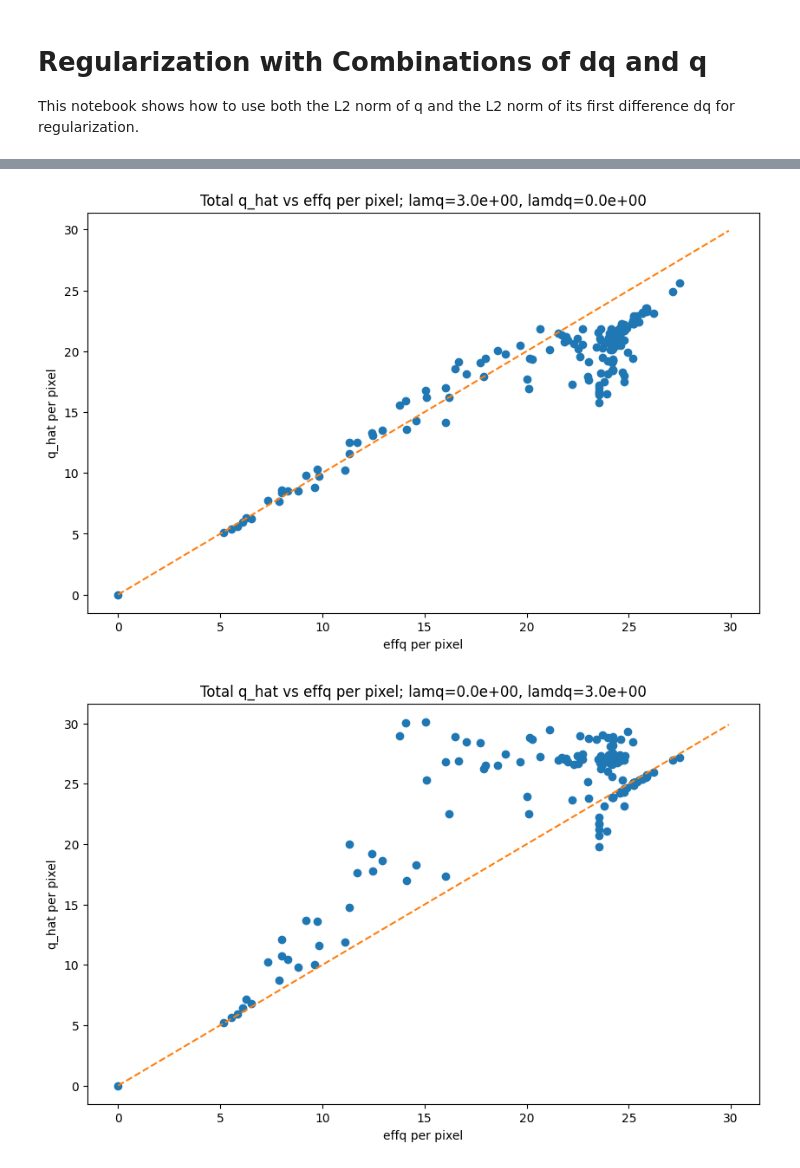
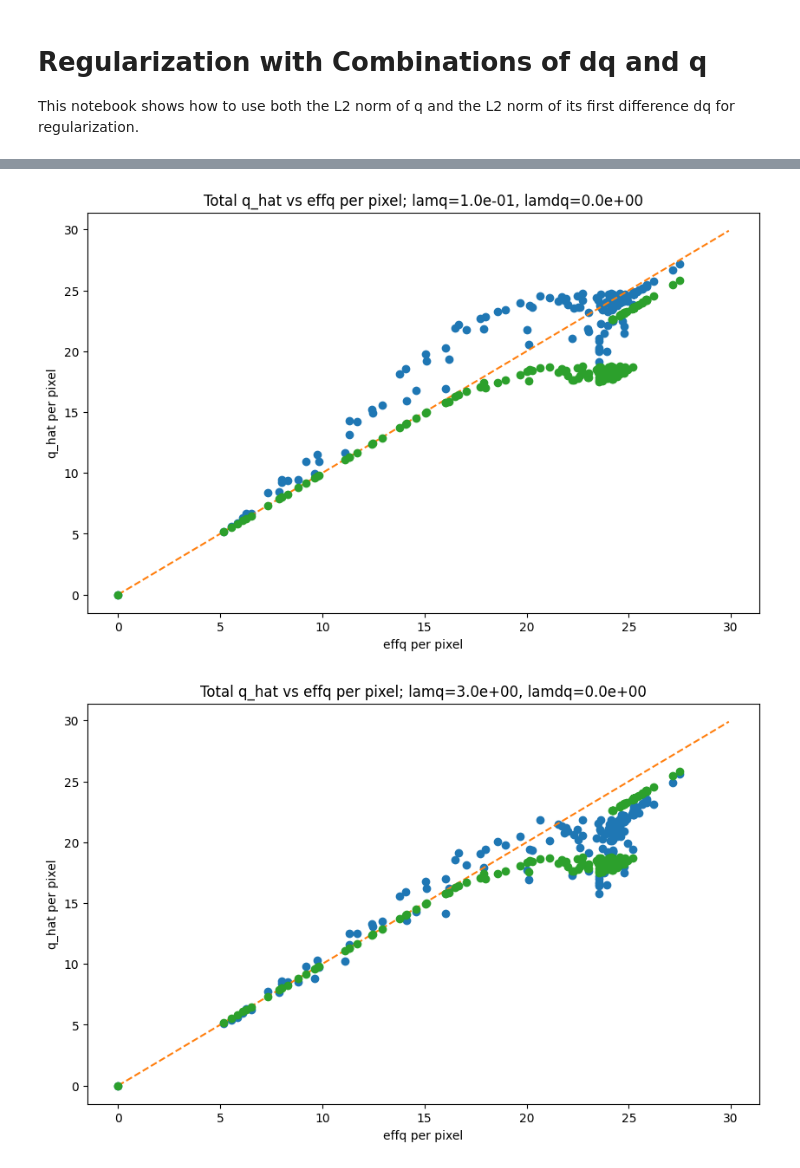
Before and after one commit to yszhang95/2x2_ql, a Jupyter notebook: deconv/toy/tred_l2_combo.ipynb, the cells around one changed output, grey strips where cells are left out. Saved outputs shown, nothing was run; the diff lists cells and outputs as text; code cells hidden in the pictures.

```diff
--- a/deconv/toy/tred_l2_combo.ipynb
+++ b/deconv/toy/tred_l2_combo.ipynb
@@ -106,14 +106,14 @@ def solve_tikhonov_combo(A, y, lam_q=0.0, lam_dq=0.0):
     resid = np.linalg.norm(A @ q_hat - y)
     return q_hat, resid
 # %%
-def solve_one_group(fr, hqs_group, pt0_group, pt1_group, spacing, lam_q=0.0, lam_dq=0.0, end_exclusive=True):
+def solve_one_group(fr, hqs_group, pt0_group, pt1_group, spacing, lam_q=0.0, lam_dq=0.0, post_n=1, pre_n=1, end_exclusive=True):
     """
     Build Ae and frm for a group, solve for q_hat, and (optionally) block x_hat.
     Returns a dict with results and a small summary.
     """
     # Determine total length T from pt1. Assume pt1 is an exclusive end by default.
-    post_n = 1  # assume 1 extra spacing after last hit if signal is too small to detect; signal is assumed to be no earlier than first hit.
-    pre_n = 1 # assume 1 extra spacing before first hit, which is from suppression of induction
+    # post_n = 1  assume 1 extra spacing after last hit if signal is too small to detect; signal is assumed to be no earlier than first hit.
+    # pre_n = 1  assume 1 extra spacing before first hit, which is from suppression of induction
 
     # truncate time to index
 
@@ -234,7 +234,7 @@ def condense_effq_by_pxpy(effq, effq_loc, spacing=50, px_col=0, py_col=1, t_col=
 # Main routine
 # -------------
 
-def study_lam_combo(lam_q, lam_dq):
+def study_lam_combo(lam_q, lam_dq, pre_n=1, post_n=1):
     # ...existing code, but call solve_one_group with lam_q and lam_dq...
     # Example:
     # res = solve_one_group(fr, hqs_g, pt0_g, pt1_g, spacing=spacing, lam_q=lam_q, lam_dq=lam_dq, end_exclusive=end_exclusive)
@@ -320,21 +320,26 @@ def study_lam_combo(lam_q, lam_dq):
     # lam0str = str(lam0).replace('.', 'p').replace('-', 'm')
     q_hat_vals = [p[1] for p in pixel_pair.values()]
     effq_vals = [p[2] for p in pixel_pair.values()]
-    # hitq_vals = [p[3] for p in pixel_pair.values()]
+    hitq_vals = [p[3] for p in pixel_pair.values()]
     plt.figure(figsize=(10,6))
-    plt.plot(effq_vals, q_hat_vals, 'o')
+    plt.plot(effq_vals, q_hat_vals, 'o', label="q_hat")
     plt.plot(np.arange(0, 30, 0.1), np.arange(0, 30, 0.1), '--')
+    plt.plot(effq_vals, hitq_vals, 'o', label="hits q")
     plt.xlabel("effq per pixel")
     plt.ylabel("q_hat per pixel")
     plt.title("Total q_hat vs effq per pixel; lamq=%.1e, lamdq=%.1e" % (lam_q, lam_dq))
     # plt.savefig("qhat_vs_effq_perpix_lam%s.png" % lam0str)
 # %%
 # Try different combinations
+study_lam_combo(0.1, 0)
 study_lam_combo(3, 0)
 study_lam_combo(0, 3)
 study_lam_combo(1, 1)
 study_lam_combo(0.5, 2)
 study_lam_combo(2, 0.5)
+study_lam_combo(3, 1)
+study_lam_combo(3, 5)
+study_lam_combo(3, 200)
 # %% [output]
 Loaded: 207 hits; unique (px, py) groups = 162
 Kernel: len(fr)=1400, sum(fr)=0.996752
@@ -349,2 +361,2 @@ Kernel: len(fr)=1400, sum(fr)=0.996752
-[figure, old version]
+[figure, new version]
-[figure, old version]
+[figure, new version]
```
Also changed, not shown: parts of 3 cells of this notebook, 2 other files.
